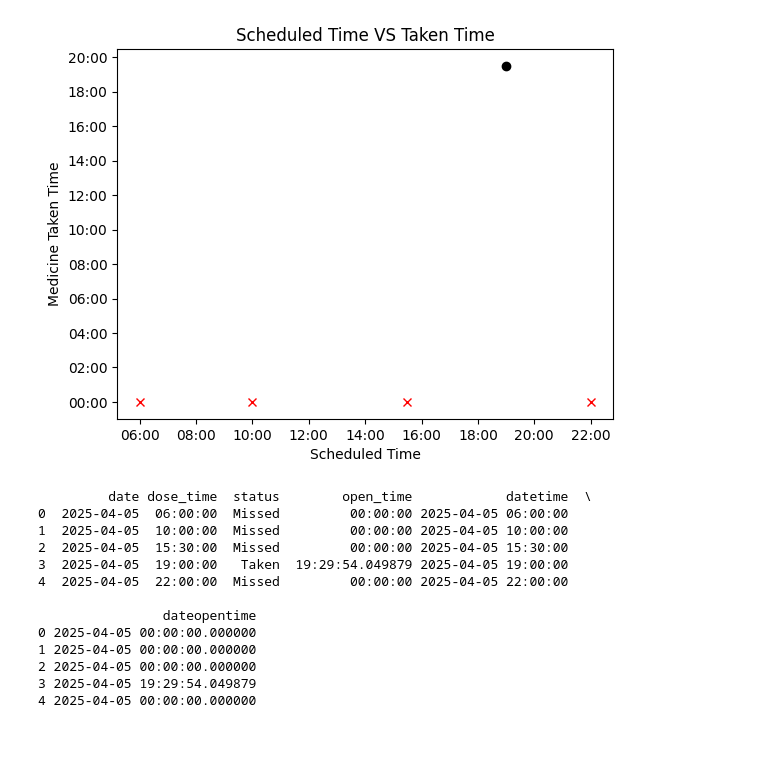
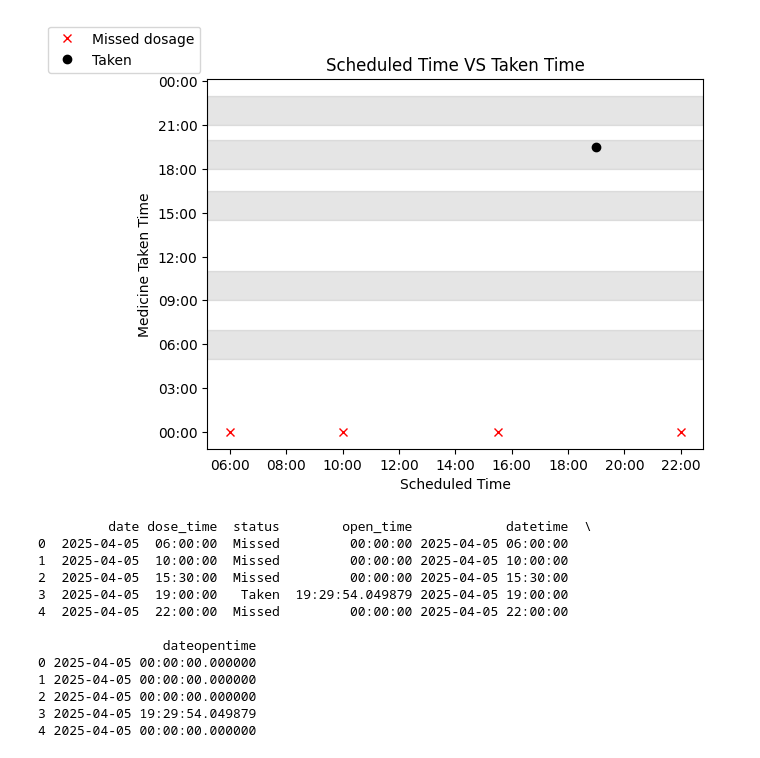
Before and after one commit to KRazo777/Pill-Helper-BearHack, a Jupyter notebook: python/hi.ipynb, the cells around one changed output. Cells and saved outputs as stored; diff of their text form; code cells hidden in the pictures.

```diff
--- a/python/hi.ipynb
+++ b/python/hi.ipynb
@@ -43,35 +43,41 @@ plt.plot(
     df_no_open['datetime'],
     df_no_open['dateopentime'],
     marker='x',
     linestyle='None',
     color='red',
-    label='Not Taken'
+    label='Missed dosage'
 )
 plt.plot(
     df_open['datetime'],
     df_open['dateopentime'],
     marker='o',
     linestyle='None',
     color='black',
     label='Taken'
 )
 
+two_hours = pd.Timedelta(hours=1)
 
+for scheduled_time in df['datetime']:
+     lower = scheduled_time - two_hours
+     upper = scheduled_time + two_hours
+     plt.axhspan(lower, upper, color='gray', alpha=0.2)
 
 #markers = np.array(["o", "x"])
 #plt.plot(df['datetime'], df['dateopentime'], marker='o', linestyle = 'None')
 plt.gca().xaxis.set_major_formatter(mdates.DateFormatter('%H:%M'))
 plt.gca().yaxis.set_major_formatter(mdates.DateFormatter('%H:%M'))
 
 
 plt.xlabel("Scheduled Time")
 plt.ylabel("Medicine Taken Time")
+plt.legend(loc='center right', bbox_to_anchor=(0, 1.08))
 plt.title("Scheduled Time VS Taken Time")
 plt.show()
 
 print(df.head())
 # %% [output]
-[figure, old version]
+[figure, new version]
          date dose_time  status        open_time            datetime  \
 0  2025-04-05  06:00:00  Missed         00:00:00 2025-04-05 06:00:00
 1  2025-04-05  10:00:00  Missed         00:00:00 2025-04-05 10:00:00
```
